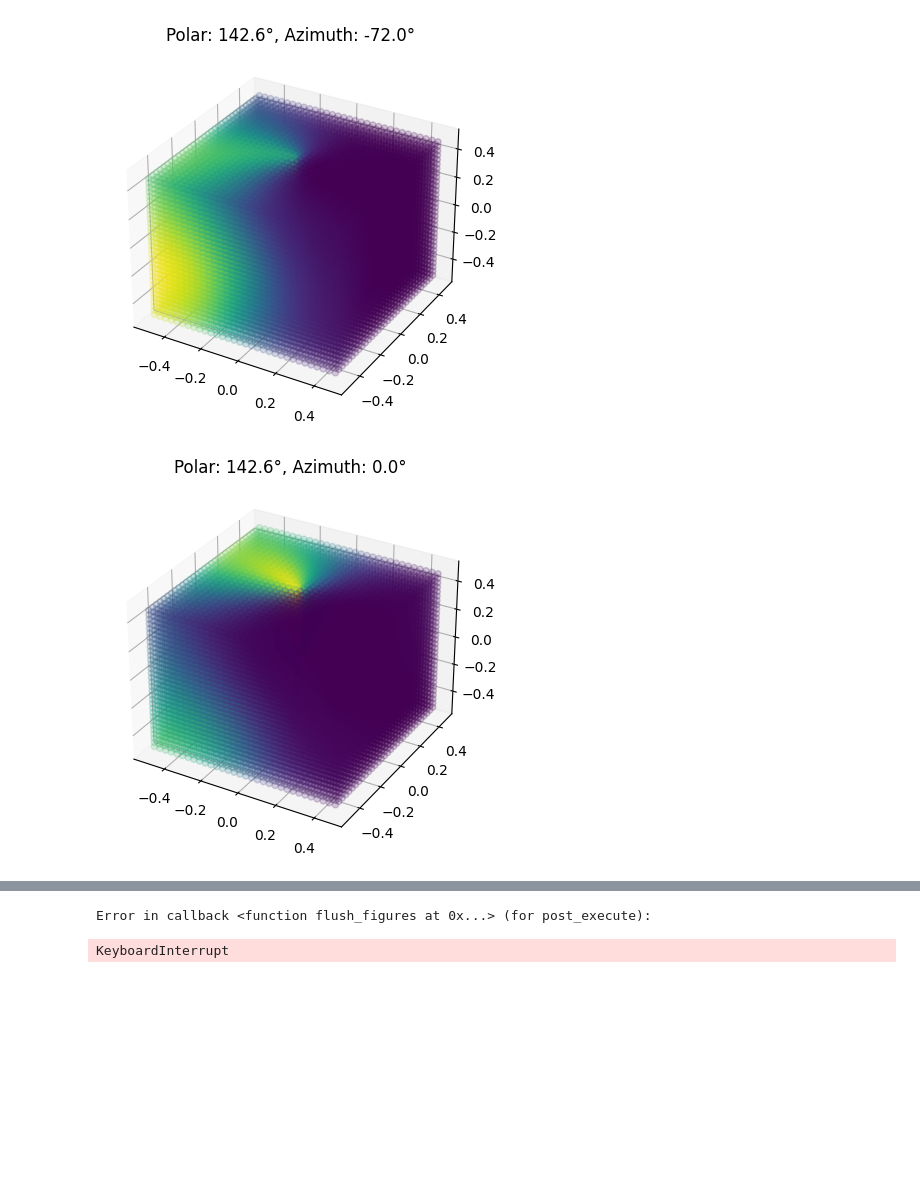
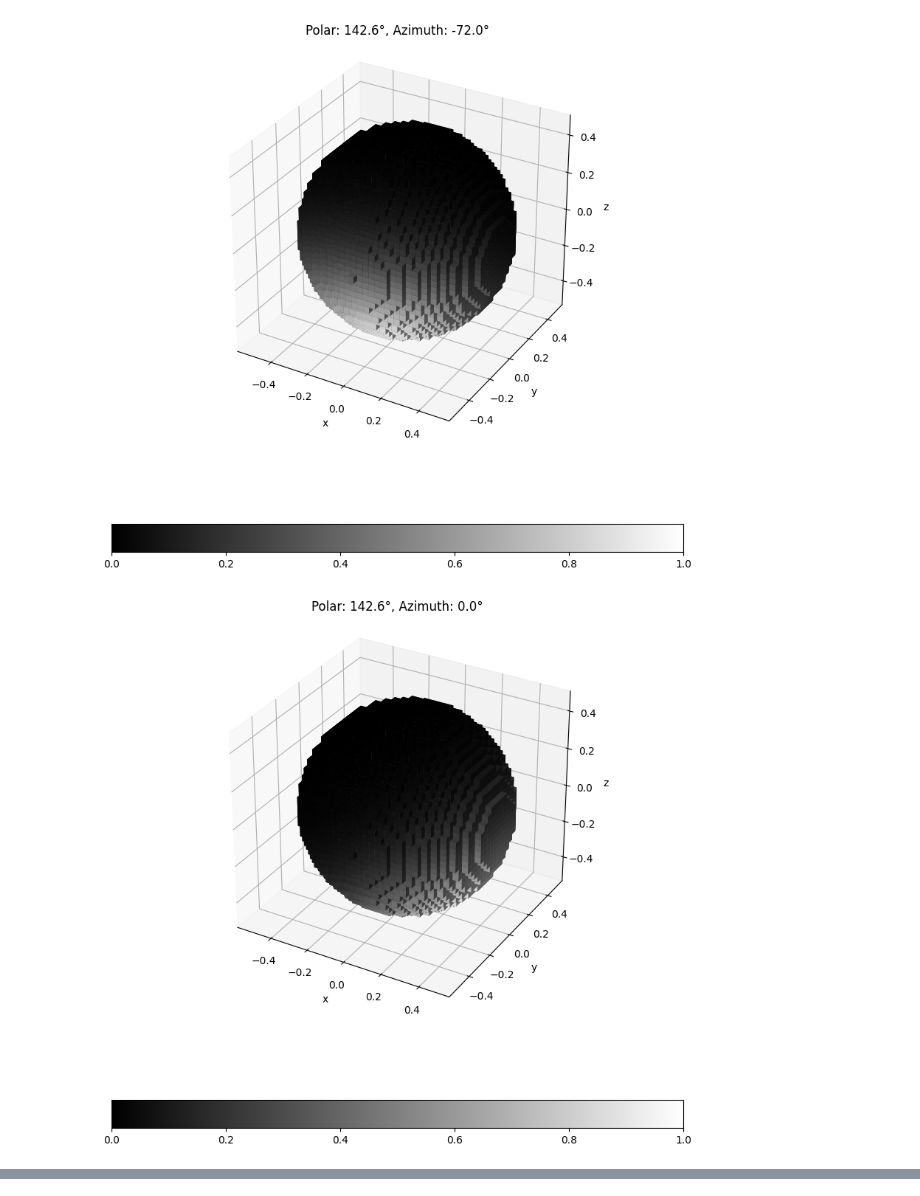
Before and after one commit to tom-a-horrocks/ppdenoise, a Jupyter notebook: test.ipynb, the cells around one changed output, grey strips where cells are left out. Drawn from its saved outputs; the diff is of its cells as text; code cells hidden in the pictures; blank space fills up the shorter version.

```diff
--- a/test.ipynb
+++ b/test.ipynb
@@ -36,21 +24,28 @@ angle_rad = 45 * pi / 180
 thetaSigma = pi / 6
 
 freq, fx, fy = _filter_grids(rows, cols)
+fx_s = fftshift(fx)
+fy_s = fftshift(fy)
+freq_s = fftshift(freq)
 
 fig, axes = plt.subplots(1, 3)
-cax = axes[0].imshow(fftshift(fx))
+cax = axes[0].pcolor(fx_s, fy_s, fx_s)
 axes[0].set_title('fx')
 fig.colorbar(cax, orientation='horizontal')
-cax = axes[1].imshow(fftshift(fy))
+cax = axes[1].pcolor(fx_s, fy_s, fy_s)
 axes[1].set_title('fy')
 fig.colorbar(cax, orientation='horizontal')
-cax = axes[2].imshow(fftshift(freq))
+cax = axes[2].pcolor(fx_s, fy_s, freq_s)
 axes[2].set_title('freq')
 fig.colorbar(cax, orientation='horizontal')
+for ax in axes:
+    ax.set_aspect('equal')
 
-sintheta, costheta = _grid_angles(freq, fx, -fy)  # -fy to give anti-clockwise angles (correct)
+sintheta, costheta = _grid_angles(freq, fx, fy)
+sintheta_s = fftshift(sintheta)
+costheta_s = fftshift(costheta)
 angle_filter = _gaussian_angular_filter(angle_rad, thetaSigma, sintheta, costheta)
 
 fig, ax = plt.subplots()
-ax.imshow(fftshift(angle_filter))
+ax.pcolor(fx_s, fy_s, fftshift(angle_filter))
 # %% [output]
@@ -107,44 +98,55 @@ orientations = [Ori3D(polar=pi - atan(3 - sqrt(5)), azimuth=-(2 * pi) / 5),
 # %%
 from collections import namedtuple
 from math import acos, sqrt, atan
+from mpl_toolkits.mplot3d import Axes3D
 
 import numpy as np
 import matplotlib as mpl
 
-plns, rows, cols = 32, 32, 32
+nx, ny, nz = 32, 32, 32
 
 Ori3D = namedtuple('Ori3D', ['polar', 'azimuth'])
 orientations = [Ori3D(polar=pi - atan(3 - sqrt(5)), azimuth=-(2 * pi) / 5),
                 Ori3D(polar=pi - atan(3 - sqrt(5)), azimuth=0),
                 Ori3D(polar=pi - atan(3 - sqrt(5)), azimuth=(2 * pi) / 5),
                 Ori3D(polar=pi - atan(3 - sqrt(5)), azimuth=(4 * pi) / 5),
                 Ori3D(polar=pi - atan(3 - sqrt(5)), azimuth=-(4 * pi) / 5),
                 Ori3D(polar=pi - atan(3 + sqrt(5)), azimuth=-(2 * pi) / 5),
                 Ori3D(polar=pi - atan(3 + sqrt(5)), azimuth=0),
                 Ori3D(polar=pi - atan(3 + sqrt(5)), azimuth=(2 * pi) / 5),
                 Ori3D(polar=pi - atan(3 + sqrt(5)), azimuth=(4 * pi) / 5),
                 Ori3D(polar=pi - atan(3 + sqrt(5)), azimuth=-(4 * pi) / 5)]
 
 
-freq, fx, fy, fz = _filter_grids_3d(plns, rows, cols)
+freq, fx, fy, fz = _filter_grids_3d(nx, ny, nx)
 sin_polar, cos_polar, sin_azimuth, cos_azimuth = _grid_angles_3d(freq, fx, fy, fz)
 theta_sigma = acos(sqrt(5) / 3)  # icosohedron internal angle
 
-
-from mpl_toolkits.mplot3d import Axes3D
-
-
+# Make voxel edges (unshifted)
+fx_c, fy_c, fz_c = np.meshgrid(
+    to_edges(_spaced_frequencies(nx)),
+    to_edges(_spaced_frequencies(ny)),
+    to_edges(_spaced_frequencies(nz)),
+    indexing='ij'
+)
 
 for ori in orientations:
-    fig: plt.FuncFormatter
+    fig: plt.Figure
     ax: Axes3D
     fig, ax = plt.subplots(subplot_kw={"projection": "3d"})
+    fig.set_size_inches(10, 10)
+
     angle_filter = _gaussian_angular_filter_3d(ori.polar, ori.azimuth, theta_sigma, sin_polar, cos_polar, sin_azimuth, cos_azimuth)
-    ax.scatter3D(fx, fy, fz, c=angle_filter, alpha=0.2)
+    vox = fftshift(angle_filter)
+    m = mpl.cm.ScalarMappable(cmap=plt.cm.gray)
+    cax = ax.voxels(fx_c, fy_c, fz_c, fftshift(freq) <= 0.5, facecolors=mpl.colormaps['gray']((vox - vox.min()) / (vox.max() - vox.min())))
     ax.set_title(f'Polar: {ori.polar * 180 / pi:.1f}°, Azimuth: {ori.azimuth * 180 / pi:.1f}°')
-
-
-# rgba =  mpl.colormaps['plasma'](angle_filter)
+    ax.set_xlabel('x')
+    ax.set_ylabel('y')
+    ax.set_zlabel('z')
+    m = mpl.cm.ScalarMappable(cmap=plt.cm.gray)
+    fig.colorbar(m, ax=ax, orientation='horizontal')
+    ax.set_aspect('equal')
 # %% [output]
-[figure, old version]
+[figure, new version]
-[figure, old version]
+[figure, new version]
@@ -152,2 +153,0 @@ for ori in orientations:
-Error in callback <function flush_figures at 0x...> (for post_execute):
-KeyboardInterrupt
```
Also changed, not shown: parts of 7 cells of this notebook, 2 other files.
